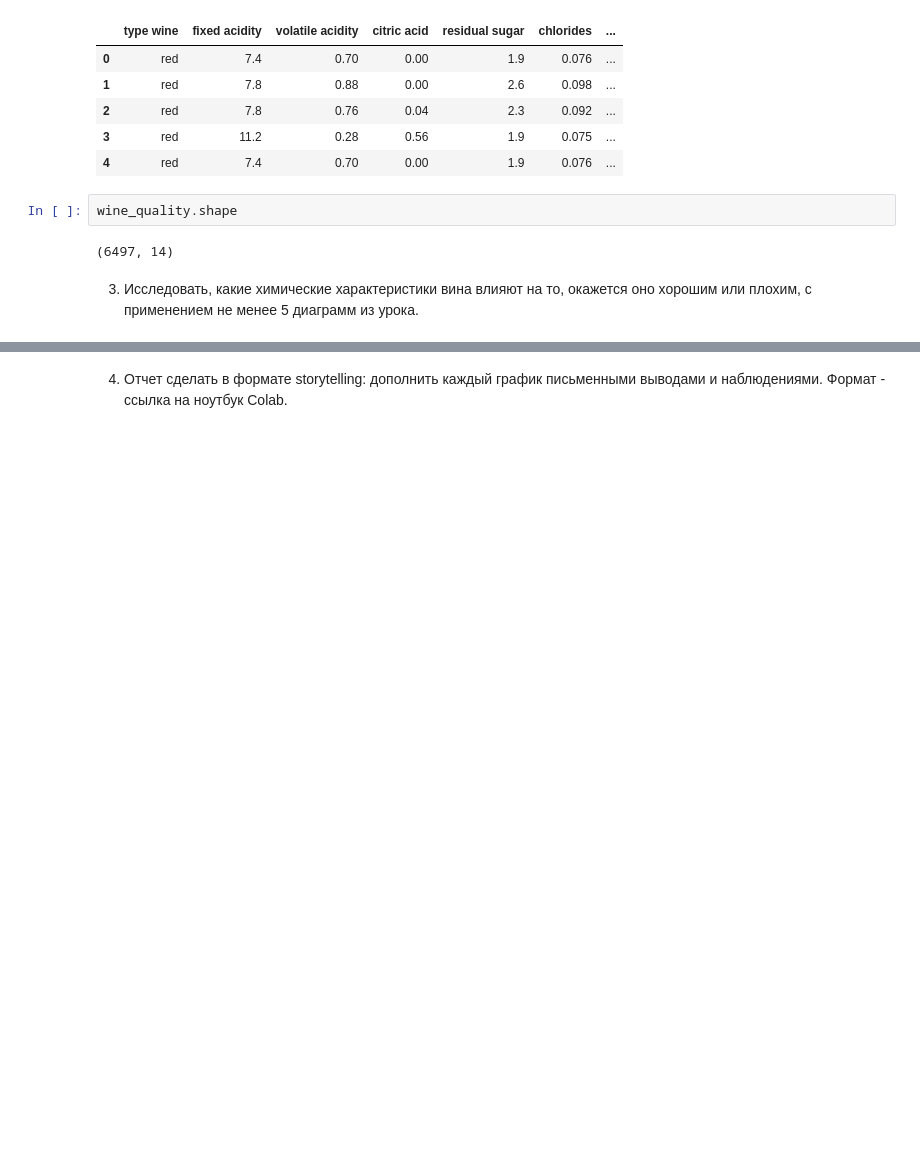
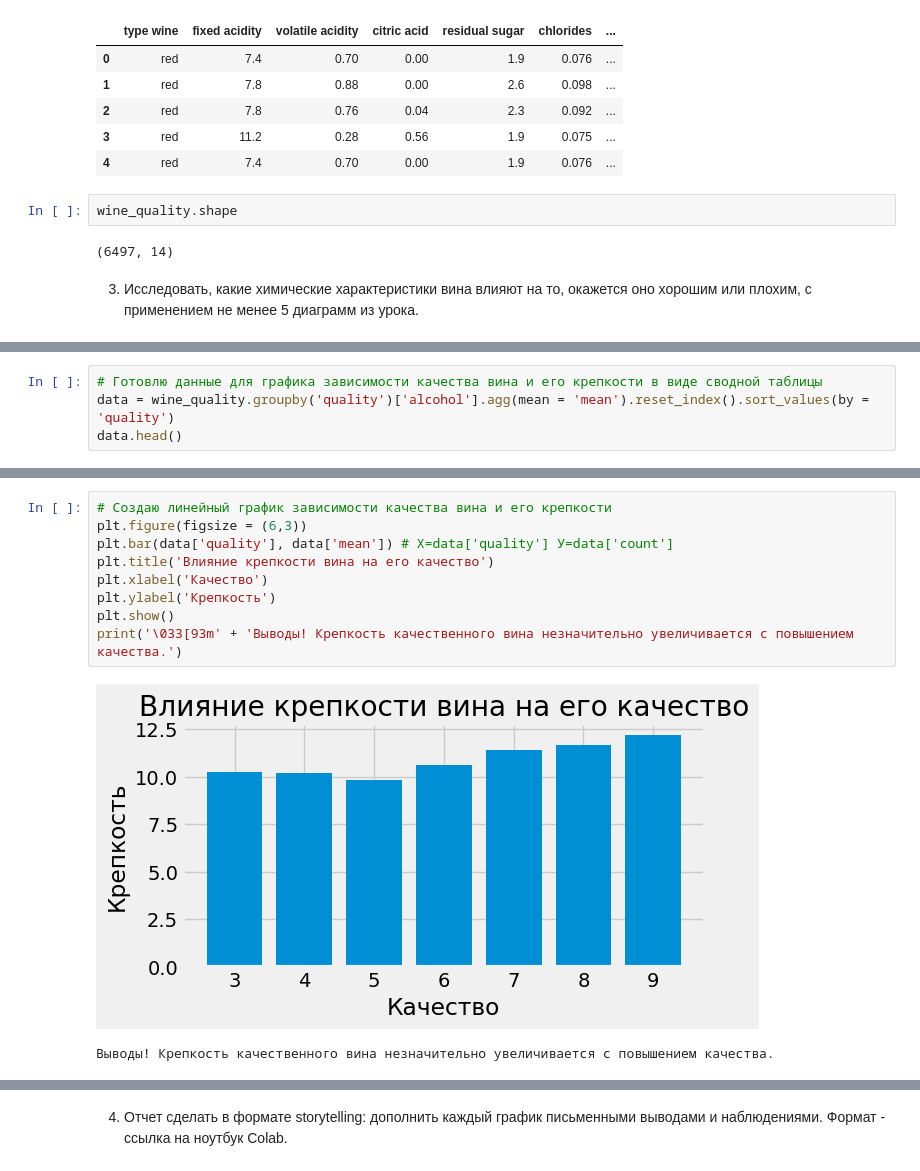
Before and after one commit to RybakovAlex/Python-for-Analythics, a Jupyter notebook: Блокнот_"GB_Homework_4_ipynb".ipynb, the cells around one changed output, grey strips where cells are left out. Saved outputs shown, nothing was run; the diff lists cells and outputs as text; blank space fills up the shorter version.

```diff
--- a/Блокнот_"GB_Homework_4_ipynb".ipynb
+++ b/Блокнот_"GB_Homework_4_ipynb".ipynb
@@ -127,0 +134,4 @@ plt.style.use('fivethirtyeight')
+# %%
+# Готовлю данные для графика зависимости качества вина и его крепкости в виде сводной таблицы
+data = wine_quality.groupby('quality')['alcohol'].agg(mean = 'mean').reset_index().sort_values(by = 'quality')
+data.head()
@@ -127,0 +145,12 @@ plt.style.use('fivethirtyeight')
+# %%
+# Создаю линейный график зависимости качества вина и его крепкости
+plt.figure(figsize = (6,3))
+plt.bar(data['quality'], data['mean']) # Х=data['quality'] У=data['count']
+plt.title('Влияние крепкости вина на его качество')
+plt.xlabel('Качество')
+plt.ylabel('Крепкость')
+plt.show()
+print('\033[93m' + 'Выводы! Крепкость качественного вина незначительно увеличивается с повышением качества.')
+# %% [output]
+[figure, added]
+Выводы! Крепкость качественного вина незначительно увеличивается с повышением качества.
```
Also changed, not shown: parts of 22 cells of this notebook.
